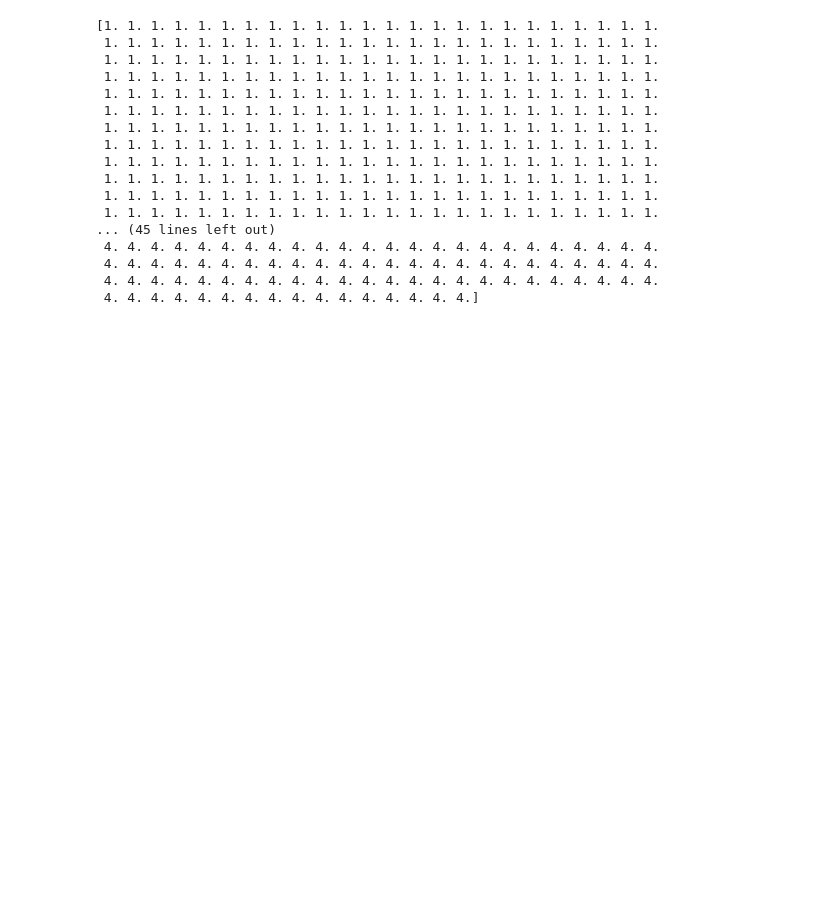
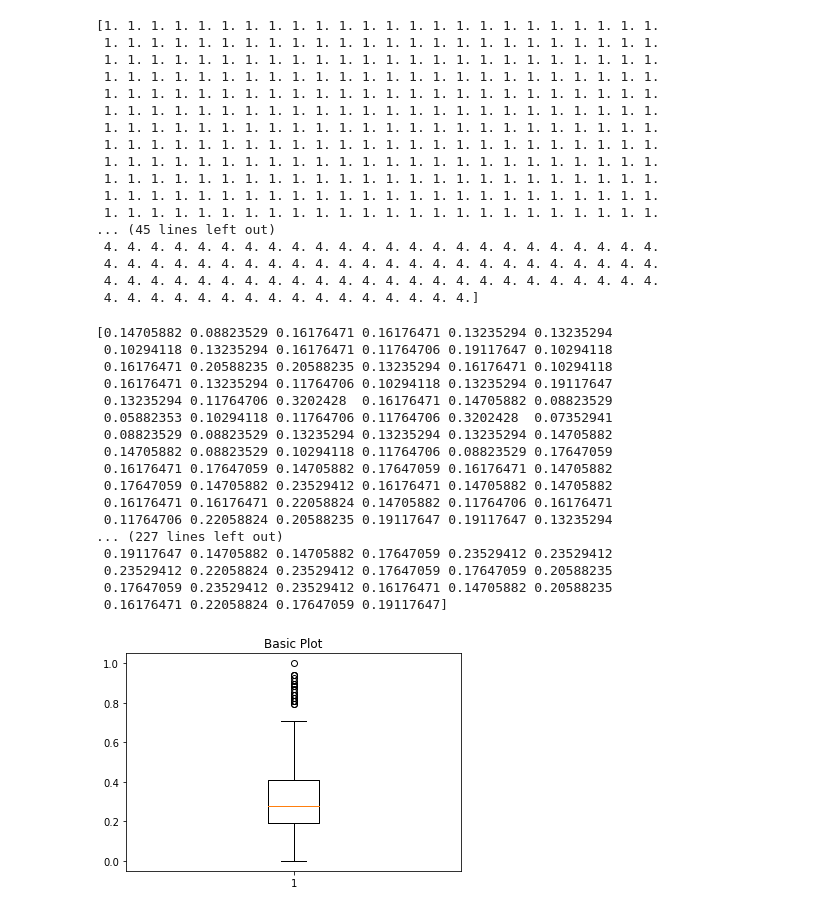
Before and after one commit to stevenjimbus/ReconocimientoPatronesTec, a Jupyter notebook: InvCorta-2-Steven-Jimenez.ipynb, the cells around one changed output. Cells and saved outputs as stored; diff of their text form; code cells hidden in the pictures; blank space fills up the shorter version.

```diff
--- a/InvCorta-2-Steven-Jimenez.ipynb
+++ b/InvCorta-2-Steven-Jimenez.ipynb
@@ -199,3 +201,29 @@ tags =  datasetSinOutlier[:,-1]
  4. 4. 4. 4. 4. 4. 4. 4. 4. 4. 4. 4. 4. 4. 4. 4. 4. 4. 4. 4. 4. 4. 4. 4.
  4. 4. 4. 4. 4. 4. 4. 4. 4. 4. 4. 4. 4. 4. 4. 4. 4. 4. 4. 4. 4. 4. 4. 4.
  4. 4. 4. 4. 4. 4. 4. 4. 4. 4. 4. 4. 4. 4. 4. 4.]
+# %%
+
+
+fig1, ax1 = plt.subplots()
+ax1.set_title('Basic Plot')
+ax1.boxplot(featuresNormalized[:,0])
+print(featuresNormalized[:,0])
+# %% [output]
+[0.14705882 0.08823529 0.16176471 0.16176471 0.13235294 0.13235294
+ 0.10294118 0.13235294 0.16176471 0.11764706 0.19117647 0.10294118
+ 0.16176471 0.20588235 0.20588235 0.13235294 0.16176471 0.10294118
+ 0.16176471 0.13235294 0.11764706 0.10294118 0.13235294 0.19117647
+ 0.13235294 0.11764706 0.3202428  0.16176471 0.14705882 0.08823529
+ 0.05882353 0.10294118 0.11764706 0.11764706 0.3202428  0.07352941
+ 0.08823529 0.08823529 0.13235294 0.13235294 0.13235294 0.14705882
+ 0.14705882 0.08823529 0.10294118 0.11764706 0.08823529 0.17647059
+ 0.16176471 0.17647059 0.14705882 0.17647059 0.16176471 0.14705882
+ 0.17647059 0.14705882 0.23529412 0.16176471 0.14705882 0.14705882
+ 0.16176471 0.16176471 0.22058824 0.14705882 0.11764706 0.16176471
+ 0.11764706 0.22058824 0.20588235 0.19117647 0.19117647 0.13235294
+... (227 lines left out)
+ 0.19117647 0.14705882 0.14705882 0.17647059 0.23529412 0.23529412
+ 0.23529412 0.22058824 0.23529412 0.17647059 0.17647059 0.20588235
+ 0.17647059 0.23529412 0.23529412 0.16176471 0.14705882 0.20588235
+ 0.16176471 0.22058824 0.17647059 0.19117647]
+[figure, added]
```
Also changed, not shown: parts of 3 cells of this notebook.
